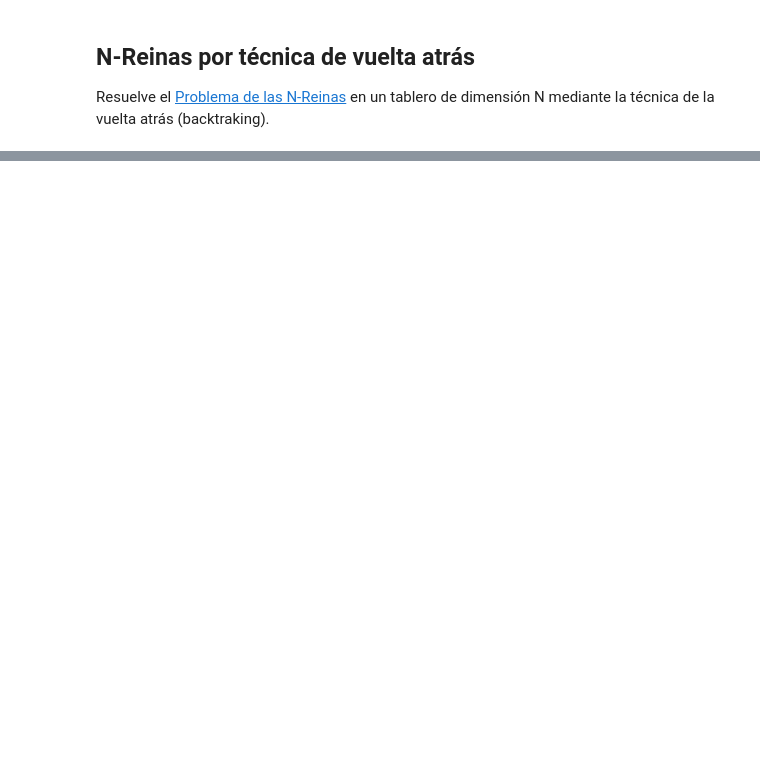
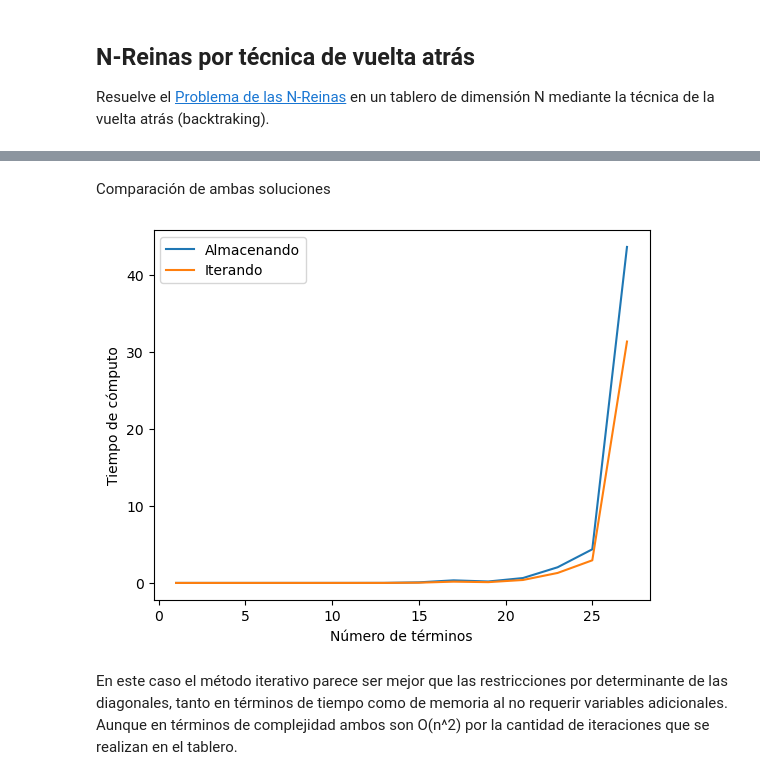
Before and after one commit to Astolfo2332/VIU_act, a Jupyter notebook: optimizacion/Algoritmos_R1.ipynb, the cells around one changed output, grey strips where cells are left out. Saved outputs shown, nothing was run; the diff lists cells and outputs as text; code cells hidden in the pictures; blank space fills up the shorter version.

```diff
--- a/optimizacion/Algoritmos_R1.ipynb
+++ b/optimizacion/Algoritmos_R1.ipynb
@@ -136,0 +383,29 @@ Resuelve el [Problema de las N-Reinas](https://es.wikipedia.org/wiki/Problema_de
+# %% [markdown]
+Comparación de ambas soluciones
+# %%
+def solve_queens(n):
+    reinas = NReinas(n)
+    reinas.resolver()
+    return reinas
+
+def solve_queens_loop(n):
+    reinas = NReinas_loop(n)
+    reinas.resolver()
+    return reinas
+
+
+n_values = list(range(1, 28, 2))
+
+tiempos_almacenando = [medir_tiempo(solve_queens, n) for n in n_values]
+tiempos_loop = [medir_tiempo(solve_queens_loop, n) for n in n_values]
+# %%
+plt.plot(n_values, tiempos_almacenando, label='Almacenando')
+plt.plot(n_values, tiempos_loop, label='Iterando')
+plt.xlabel('Número de términos')
+plt.ylabel('Tiempo de cómputo')
+plt.legend()
+plt.show()
+# %% [output]
+[figure, added]
+# %% [markdown]
+En este caso el método iterativo parece ser mejor que las restricciones por determinante de las diagonales, tanto en términos de tiempo como de memoria al no requerir variables adicionales. Aunque en términos de complejidad ambos son O(n^2) por la cantidad de iteraciones que se realizan en el tablero.
```
Also changed, not shown: parts of 14 cells of this notebook.
